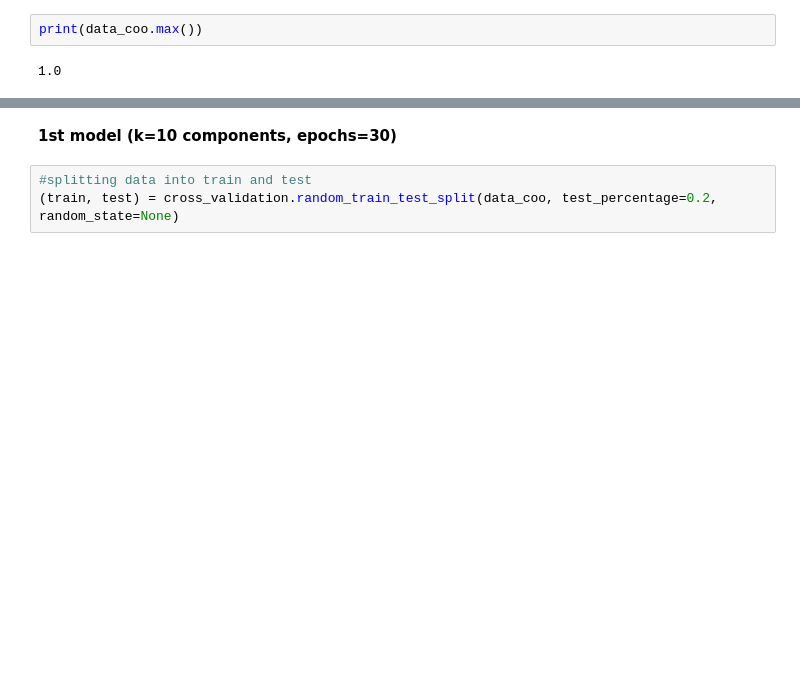
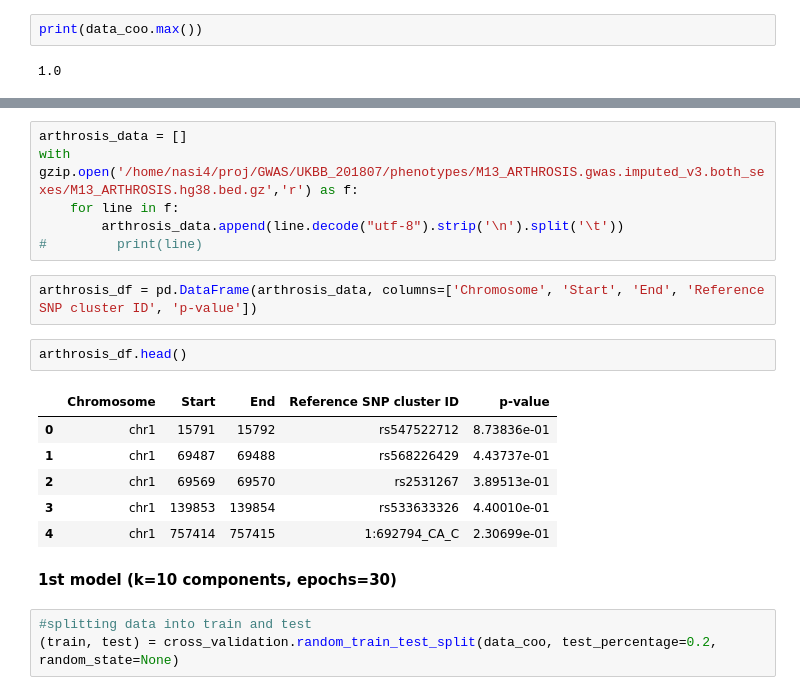
Before and after one commit to meuleman/gilbertAPI, a Jupyter notebook: recommendersystems/lightfm/GWAS/LightFM_GWAS_CT20210928.ipynb, the cells around one changed output, grey strips where cells are left out. Saved outputs shown, nothing was run; the diff lists cells and outputs as text; blank space fills up the shorter version.

```diff
--- a/recommendersystems/lightfm/GWAS/LightFM_GWAS_CT20210928.ipynb
+++ b/recommendersystems/lightfm/GWAS/LightFM_GWAS_CT20210928.ipynb
@@ -98,3 +113,20 @@ print(data_coo.max())
+# %%
+arthrosis_data = []
+with gzip.open('/home/nasi4/proj/GWAS/UKBB_201807/phenotypes/M13_ARTHROSIS.gwas.imputed_v3.both_sexes/M13_ARTHROSIS.hg38.bed.gz','r') as f:
+    for line in f:
+        arthrosis_data.append(line.decode("utf-8").strip('\n').split('\t'))
+#         print(line)
+# %%
+arthrosis_df = pd.DataFrame(arthrosis_data, columns=['Chromosome', 'Start', 'End', 'Reference SNP cluster ID', 'p-value'])
+# %%
+arthrosis_df.head()
+# %% [output]
+|  | Chromosome | Start | End | Reference SNP cluster ID | p-value |
+| 0 | chr1 | 15791 | 15792 | rs547522712 | 8.73836e-01 |
+| 1 | chr1 | 69487 | 69488 | rs568226429 | 4.43737e-01 |
+| 2 | chr1 | 69569 | 69570 | rs2531267 | 3.89513e-01 |
+| 3 | chr1 | 139853 | 139854 | rs533633326 | 4.40010e-01 |
+| 4 | chr1 | 757414 | 757415 | 1:692794_CA_C | 2.30699e-01 |
 # %% [markdown]
 **1st model (k=10 components, epochs=30)**
 # %%
```
Also changed, not shown: parts of 18 cells of this notebook.
